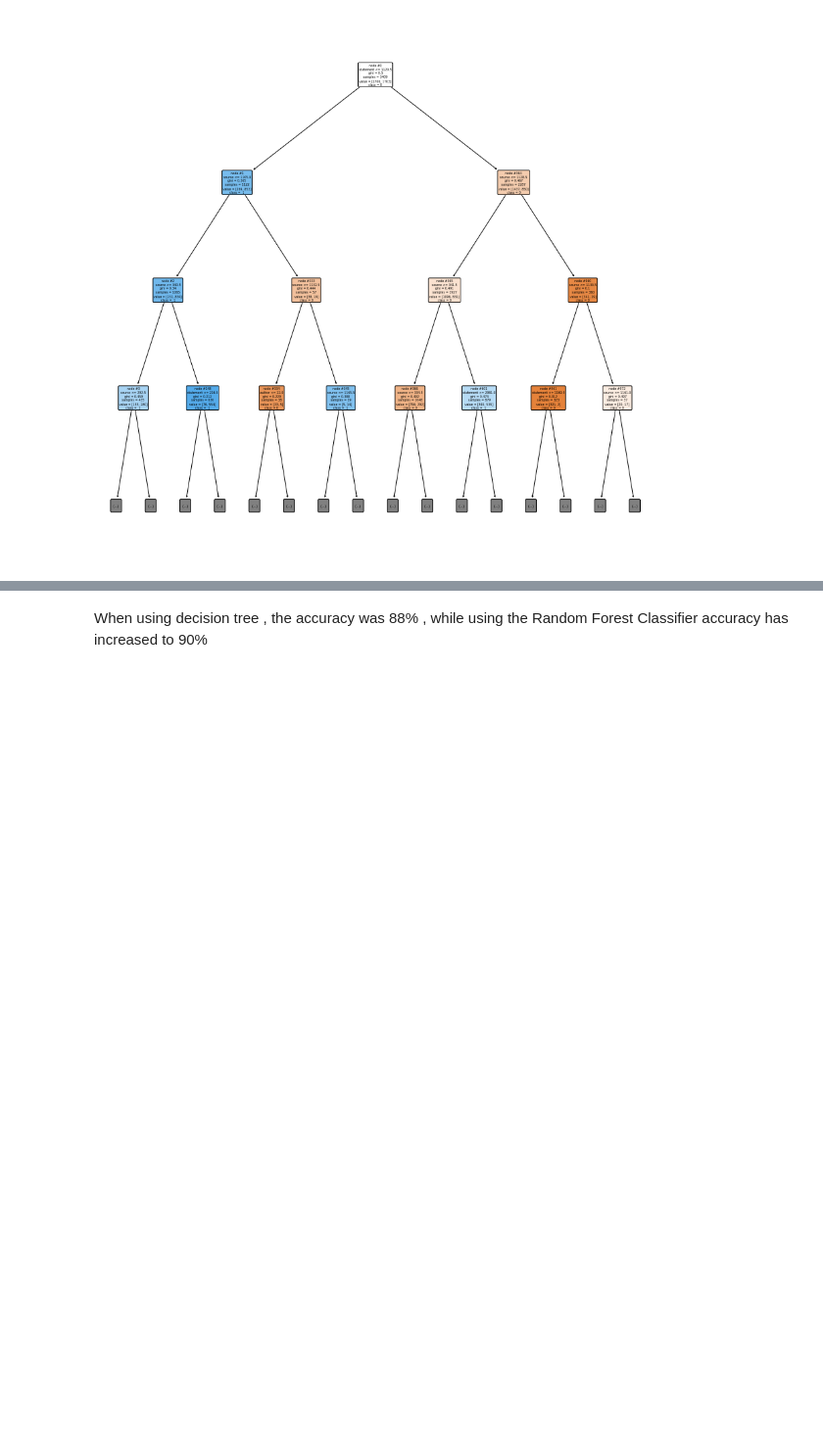
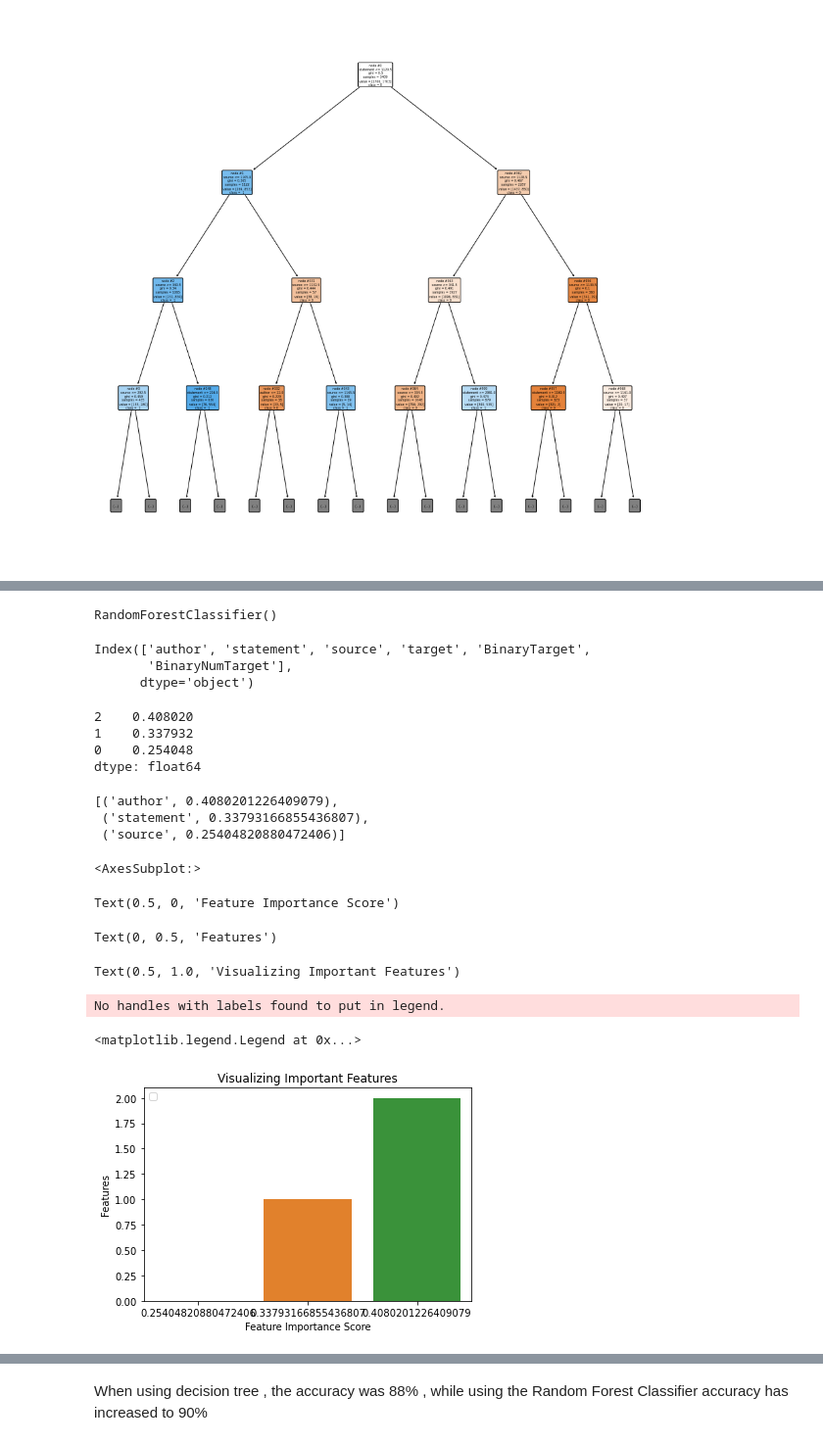
Before and after one commit to ArunitaYen/MachineLearningClassification, a Jupyter notebook: RealFakeNews/Real-Fake-News.ipynb, the cells around one changed output, grey strips where cells are left out. Shown: that part at 98% size. Cells and saved outputs as stored; diff of their text form; code cells hidden in the pictures; blank space fills up the shorter version.

```diff
--- a/RealFakeNews/Real-Fake-News.ipynb
+++ b/RealFakeNews/Real-Fake-News.ipynb
@@ -250,0 +264,3 @@ _=plt.show()
+# %%
+le = LabelEncoder()
+X_train[cat_atr] = X_train[cat_atr].apply(le.fit_transform)
@@ -250,0 +286,6 @@ _=plt.show()
+# %%
+from sklearn.ensemble import RandomForestClassifier
+
+clf=RandomForestClassifier(n_estimators=100)
+clf.fit(Xtr,y_train)
+y_pred=clf.predict(Xtr1)
@@ -250,0 +317,20 @@ _=plt.show()
+# %%
+from sklearn.ensemble import RandomForestClassifier
+#clf=RandomForestClassifier(n_estimators=100)
+#clf.fit(X_train,y_train)
+
+#Create a Gaussian Classifier
+clf=RandomForestClassifier(n_estimators=100)
+
+#Train the model using the training sets y_pred=clf.predict(X_test)
+clf.fit(X_train,y_train)
+
+y_pred=clf.predict(X_test)
+# %% [output]
+RandomForestClassifier()
+# %%
+df.columns
+# %% [output]
+Index(['author', 'statement', 'source', 'target', 'BinaryTarget',
+       'BinaryNumTarget'],
+      dtype='object')
@@ -251,3 +340,39 @@ _=plt.show()
+# %%
+import pandas as pd
+feature_imp = pd.Series(clf.feature_importances_).sort_values(ascending=False)
+feature_imp
+# %% [output]
+2    0.408020
+1    0.337932
+0    0.254048
+dtype: float64
+# %%
+list(zip(df.columns, feature_imp))
+# %% [output]
+[('author', 0.4080201226409079),
+ ('statement', 0.33793166855436807),
+ ('source', 0.25404820880472406)]
+# %%
+#visualizing feature importance results
+import matplotlib.pyplot as plt
+import seaborn as sns
+%matplotlib inline
+# Creating a bar plot
+sns.barplot(x=feature_imp, y=feature_imp.index)
+# Add labels to your graph
+plt.xlabel('Feature Importance Score')
+plt.ylabel('Features')
+plt.title("Visualizing Important Features")
+plt.legend()
+plt.show()
+# %% [output]
+<AxesSubplot:>
+Text(0.5, 0, 'Feature Importance Score')
+Text(0, 0.5, 'Features')
+Text(0.5, 1.0, 'Visualizing Important Features')
+No handles with labels found to put in legend.
+<matplotlib.legend.Legend at 0x...>
+[figure, added]
 # %%
 fi = ct.feature_importances_
 fi
```
Also changed, not shown: parts of 15 cells of this notebook, 1 other file.
